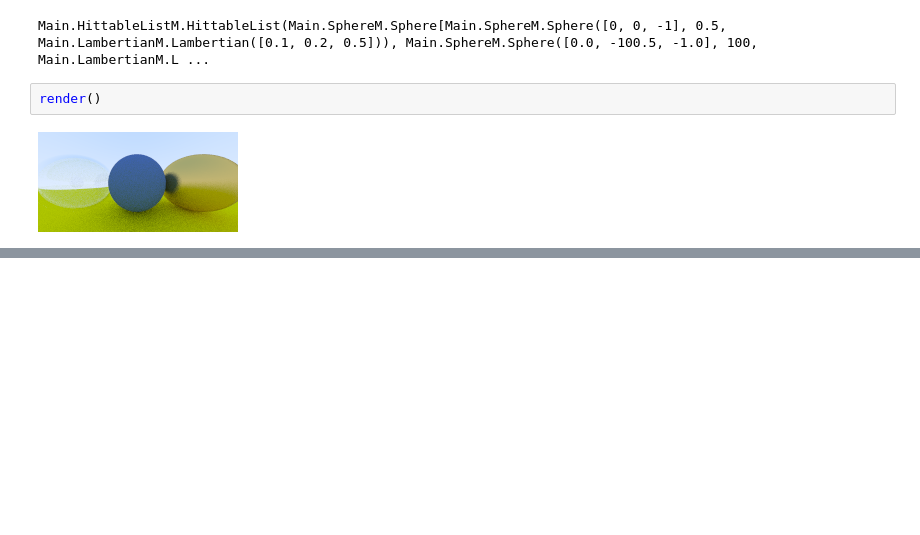
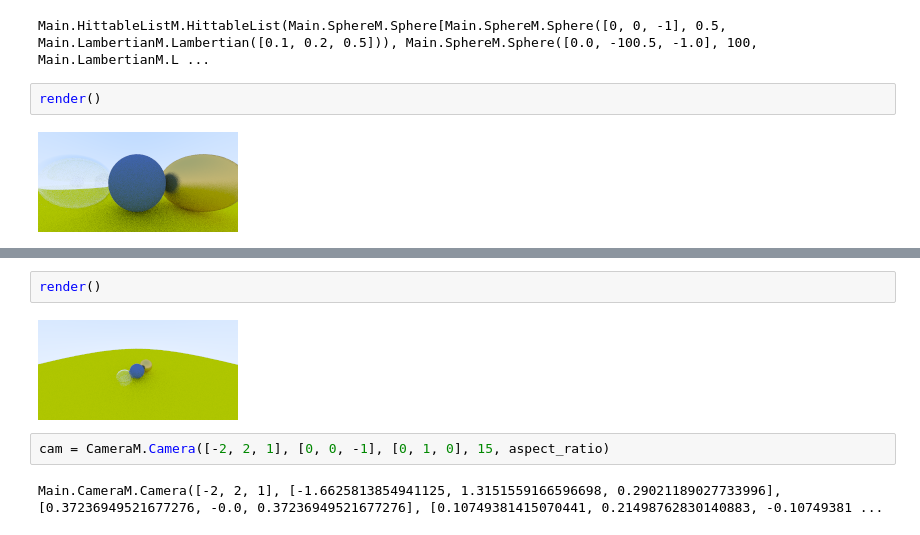
Before and after one commit to shritesh/raytrace, a Jupyter notebook: Raytracing.ipynb, the cells around one changed output, grey strips where cells are left out. Cells and saved outputs as stored; diff of their text form; blank space fills up the shorter version.

```diff
--- a/Raytracing.ipynb
+++ b/Raytracing.ipynb
@@ -764,0 +897,8 @@ render()
+# %%
+render()
+# %% [output]
+[figure, added]
+# %%
+cam = CameraM.Camera([-2, 2, 1], [0, 0, -1], [0, 1, 0], 15, aspect_ratio)
+# %% [output]
+Main.CameraM.Camera([-2, 2, 1], [-1.6625813854941125, 1.3151559166596698, 0.29021189027733996], [0.37236949521677276, -0.0, 0.37236949521677276], [0.10749381415070441, 0.21498762830140883, -0.10749381 ...
```
Also changed, not shown: parts of 15 cells of this notebook.
